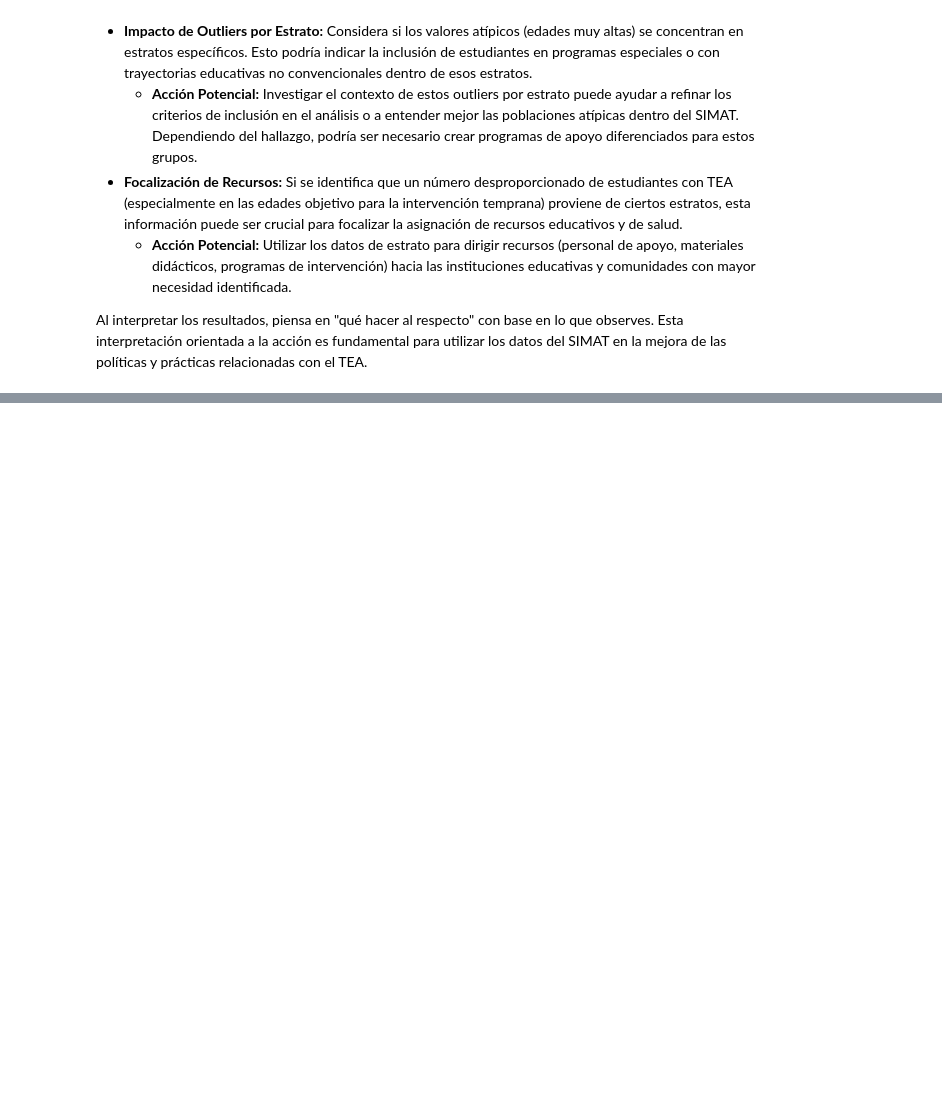
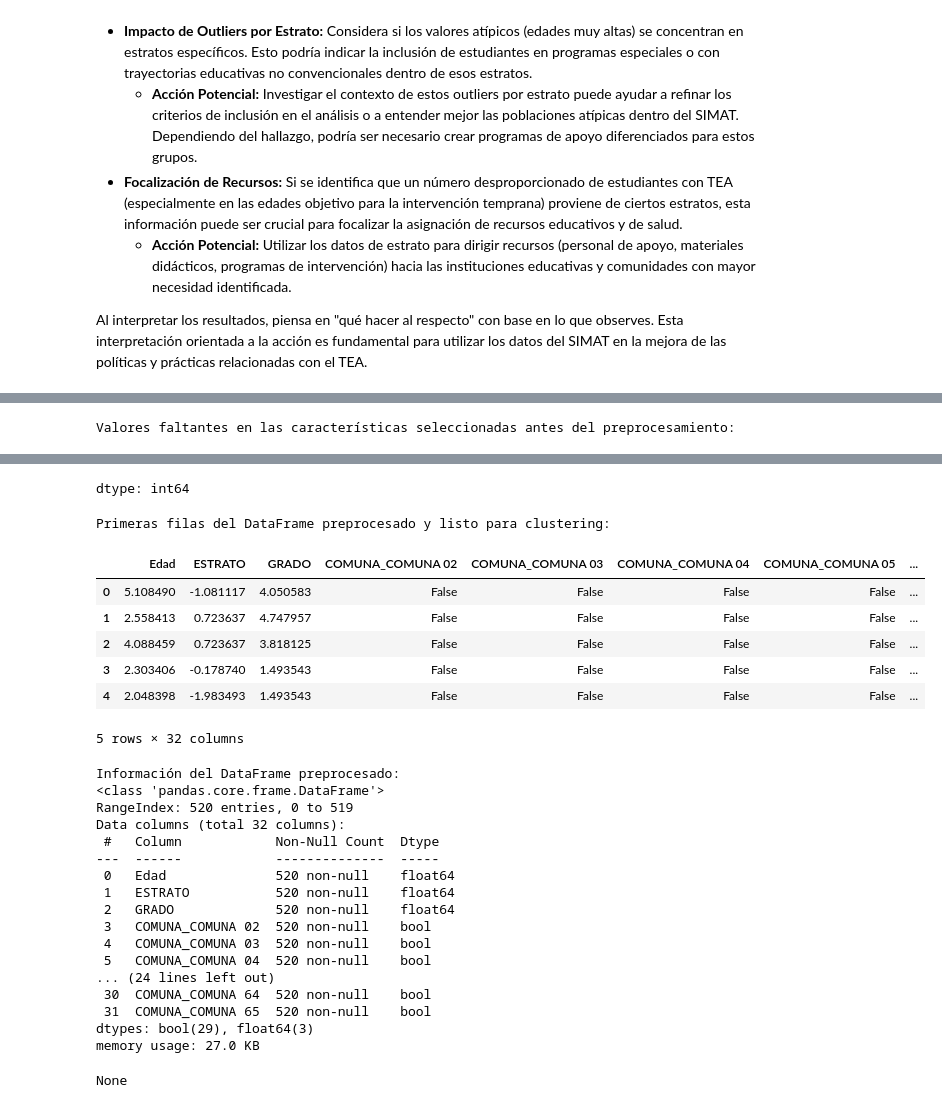
Before and after one commit to cris-bytes/Taller-4.-Comparte-la-preparaci-n-de-los-datos, a Jupyter notebook: simat_grupo.ipynb, the cells around one changed output, grey strips where cells are left out. Drawn from its saved outputs; the diff is of its cells as text; code cells hidden in the pictures; blank space fills up the shorter version.

```diff
--- a/simat_grupo.ipynb
+++ b/simat_grupo.ipynb
@@ -525,0 +555,53 @@ Al interpretar los resultados, piensa en "qué hacer al respecto" con base en lo
+# %%
+import pandas as pd
+import numpy as np
+import matplotlib.pyplot as plt
+import seaborn as sns
+from sklearn.preprocessing import StandardScaler
+from sklearn.cluster import KMeans
+
+# Configurar el estilo de los gráficos
+sns.set_theme(style="whitegrid")
+plt.rcParams['figure.figsize'] = (12, 7)
+plt.rcParams['axes.titlesize'] = 16
+plt.rcParams['axes.labelsize'] = 12
+
+# Cargar el dataset (asumiendo que 'df' ya está cargado en el entorno)
+# Si no está cargado, descomenta y ejecuta la siguiente línea:
+# df = pd.read_excel('/content/POBLACIÖN TEA CALI.xlsx')
+
+# --- Selección de Características ---
+selected_features_final = ['Edad', 'ESTRATO', 'COMUNA', 'GRADO']
+df_clustering_final = df[selected_features_final].copy()
+
+# --- Preprocesamiento ---
+
+# Verificar y manejar valores faltantes (si los hay en las columnas seleccionadas)
+print("Valores faltantes en las características seleccionadas antes del preprocesamiento:")
+display(df_clustering_final.isnull().sum())
+
+# Codificación One-Hot para 'COMUNA'
+df_clustering_final = pd.get_dummies(df_clustering_final, columns=['COMUNA'], drop_first=True)
+
+# Identificar columnas numéricas para escalar
+numerical_cols_final = ['Edad', 'ESTRATO', 'GRADO']
+categorical_cols_encoded_final = [col for col in df_clustering_final.columns if col.startswith('COMUNA_')]
+
+# Separar columnas numéricas y codificadas
+df_numerical_final = df_clustering_final[numerical_cols_final]
+df_categorical_encoded_final = df_clustering_final[categorical_cols_encoded_final]
+
+# Escalar columnas numéricas
+scaler_final = StandardScaler()
+df_numerical_scaled_final = scaler_final.fit_transform(df_numerical_final)
+df_numerical_scaled_final = pd.DataFrame(df_numerical_scaled_final, columns=numerical_cols_final)
+
+# Combinar columnas escaladas y codificadas
+df_clustering_processed_final = pd.concat([df_numerical_scaled_final, df_categorical_encoded_final], axis=1)
+
+print("\nPrimeras filas del DataFrame preprocesado y listo para clustering:")
+display(df_clustering_processed_final.head())
+print("\nInformación del DataFrame preprocesado:")
+display(df_clustering_processed_final.info())
+# %% [output]
+Valores faltantes en las características seleccionadas antes del preprocesamiento:
@@ -525,0 +613,27 @@ Al interpretar los resultados, piensa en "qué hacer al respecto" con base en lo
+dtype: int64
+Primeras filas del DataFrame preprocesado y listo para clustering:
+|  | Edad | ESTRATO | GRADO | COMUNA_COMUNA 02 | COMUNA_COMUNA 03 | COMUNA_COMUNA 04 | COMUNA_COMUNA 05 | ... |
+| 0 | 5.108490 | -1.081117 | 4.050583 | False | False | False | False | ... |
+| 1 | 2.558413 | 0.723637 | 4.747957 | False | False | False | False | ... |
+| 2 | 4.088459 | 0.723637 | 3.818125 | False | False | False | False | ... |
+| 3 | 2.303406 | -0.178740 | 1.493543 | False | False | False | False | ... |
+| 4 | 2.048398 | -1.983493 | 1.493543 | False | False | False | False | ... |
+5 rows × 32 columns
+Información del DataFrame preprocesado:
+<class 'pandas.core.frame.DataFrame'>
+RangeIndex: 520 entries, 0 to 519
+Data columns (total 32 columns):
+ #   Column            Non-Null Count  Dtype
+---  ------            --------------  -----
+ 0   Edad              520 non-null    float64
+ 1   ESTRATO           520 non-null    float64
+ 2   GRADO             520 non-null    float64
+ 3   COMUNA_COMUNA 02  520 non-null    bool
+ 4   COMUNA_COMUNA 03  520 non-null    bool
+ 5   COMUNA_COMUNA 04  520 non-null    bool
+... (24 lines left out)
+ 30  COMUNA_COMUNA 64  520 non-null    bool
+ 31  COMUNA_COMUNA 65  520 non-null    bool
+dtypes: bool(29), float64(3)
+memory usage: 27.0 KB
+None
```
Also changed, not shown: parts of 13 cells of this notebook.
